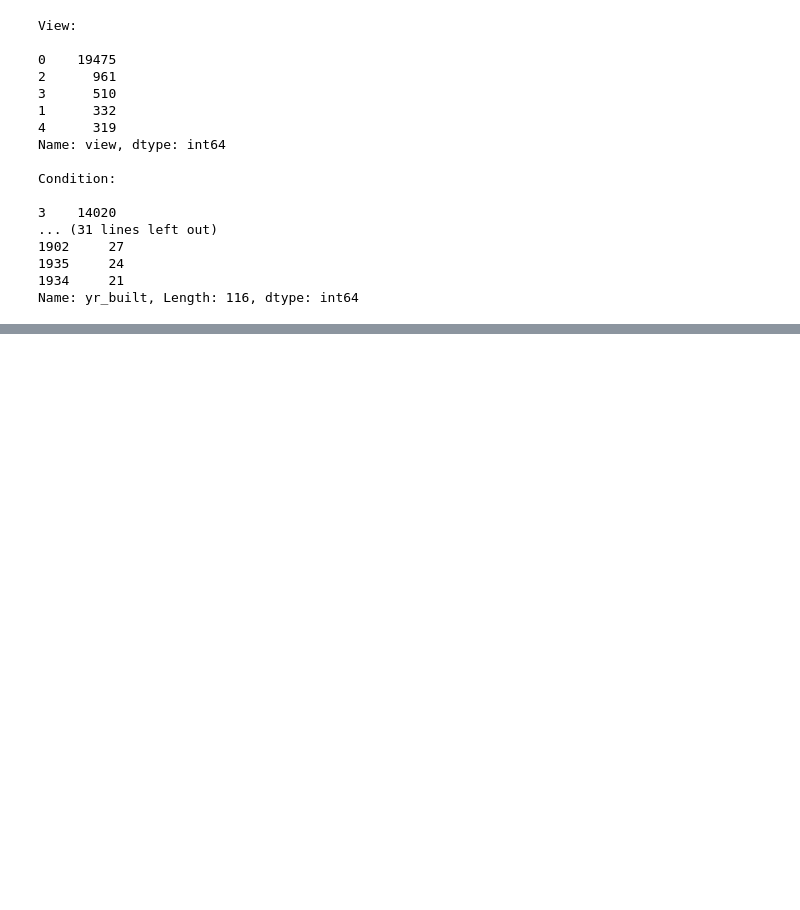
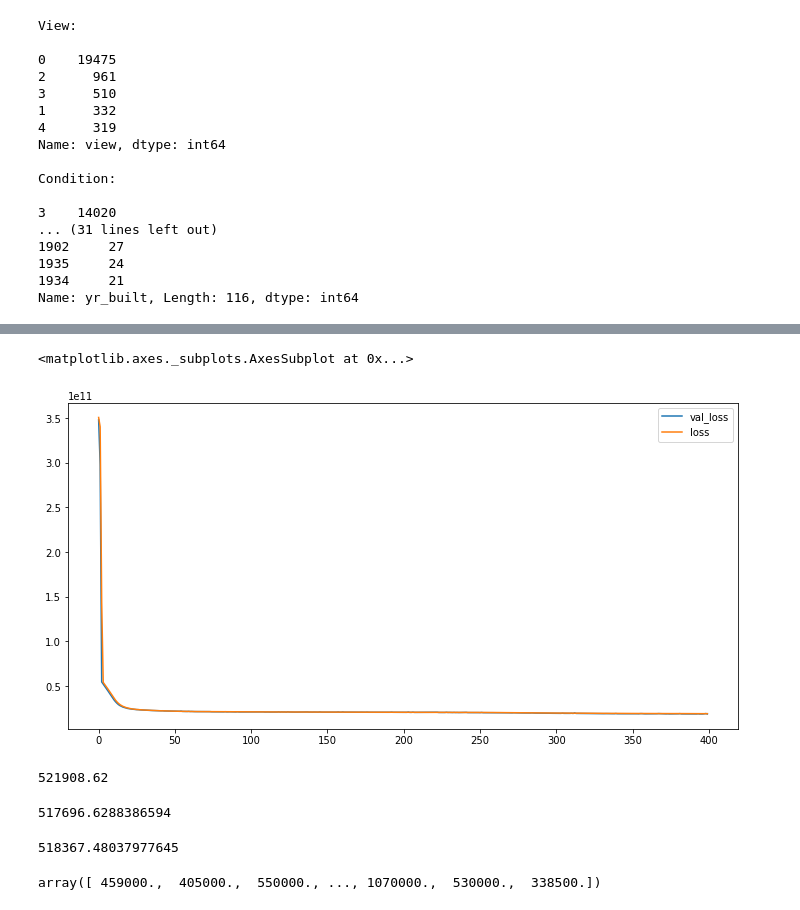
Before and after one commit to ansks/predict-house-price-kaggle, a Jupyter notebook: housing_price.ipynb, the cells around one changed output, grey strips where cells are left out. Cells and saved outputs as stored; diff of their text form; code cells hidden in the pictures; blank space fills up the shorter version.

```diff
--- a/housing_price.ipynb
+++ b/housing_price.ipynb
@@ -406,0 +612,3 @@ sns.boxplot(x= 'yr_renovated', y = 'price', data = df)
+# %%
+X_train = Scaler.transform(X_train)
+X_test = Scaler.transform(X_test)
@@ -406,0 +631,19 @@ sns.boxplot(x= 'yr_renovated', y = 'price', data = df)
+# %%
+model1 = Sequential()
+# %%
+model1.add(Flatten(input_shape = X_train.shape[1:])) ## input layer
+
+model1.add(Dense(19, activation='relu'))
+model1.add(Dense(19, activation='relu'))
+model1.add(Dense(19, activation='relu'))
+model1.add(Dense(19, activation='relu'))
+model1.add(Dense(19, activation='relu'))
+model1.add(Dense(19, activation='relu'))
+
+model1.add(Dense(1))
+
+model1.compile(optimizer='adam', loss = 'mse')
+# %%
+model1.fit(x = X_train, y = y_train, validation_data=(X_test, y_test),
+          batch_size=128,
+          epochs=400)
@@ -406,0 +685,6 @@ sns.boxplot(x= 'yr_renovated', y = 'price', data = df)
+# %%
+### History of the model training
+pd.DataFrame(model1.history.history).plot(figsize = (12,6))
+# %% [output]
+<matplotlib.axes._subplots.AxesSubplot at 0x...>
+[figure, added]
@@ -406,0 +694,16 @@ sns.boxplot(x= 'yr_renovated', y = 'price', data = df)
+# %%
+preds1.mean()
+# %% [output]
+521908.62
+# %%
+y_test.mean()
+# %% [output]
+517696.6288386594
+# %%
+df_wo_top_1_perc['price'].describe()['mean']
+# %% [output]
+518367.48037977645
+# %%
+y_test
+# %% [output]
+array([ 459000.,  405000.,  550000., ..., 1070000.,  530000.,  338500.])
```
Also changed, not shown: parts of 75 cells of this notebook.
